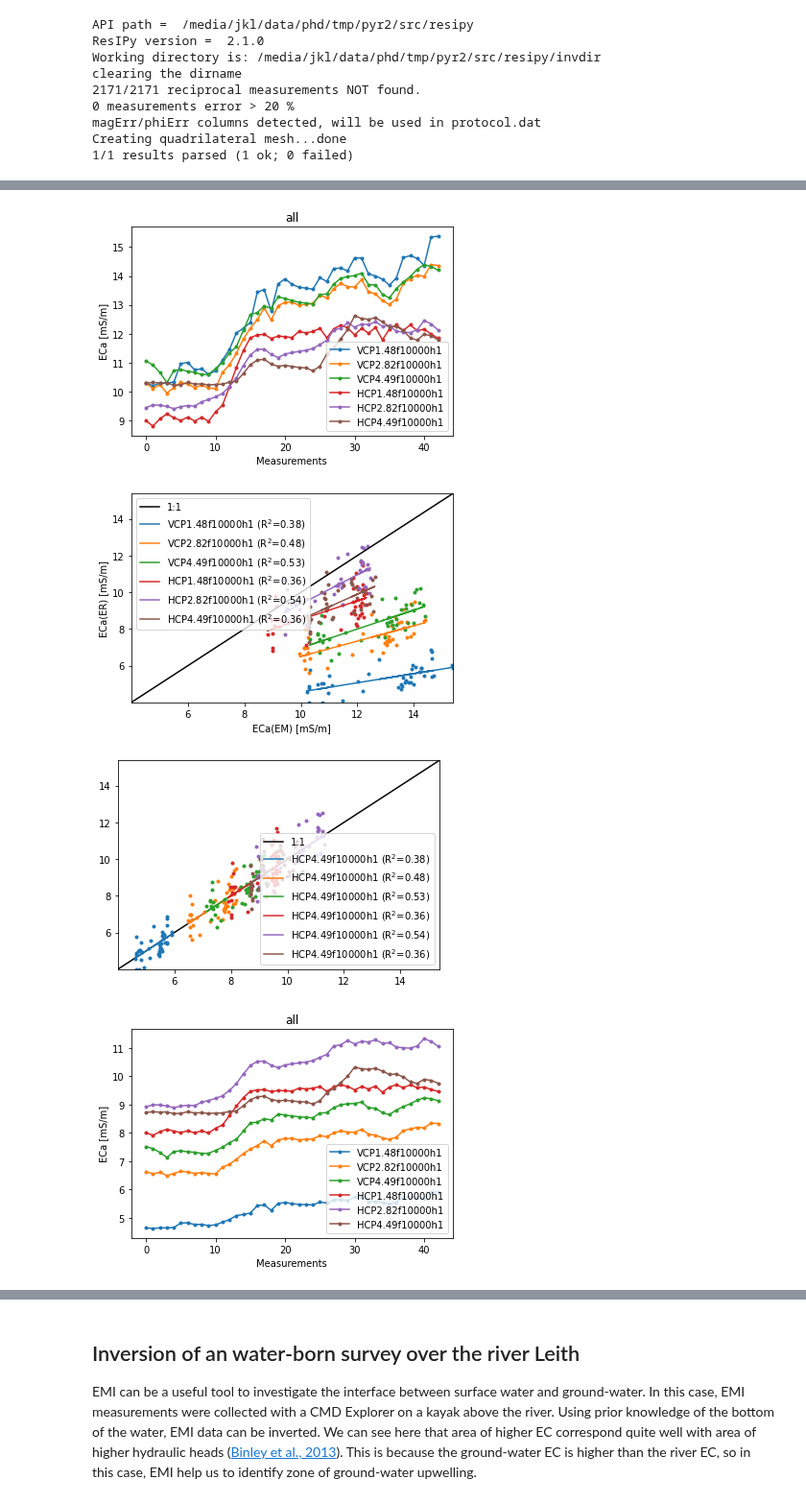
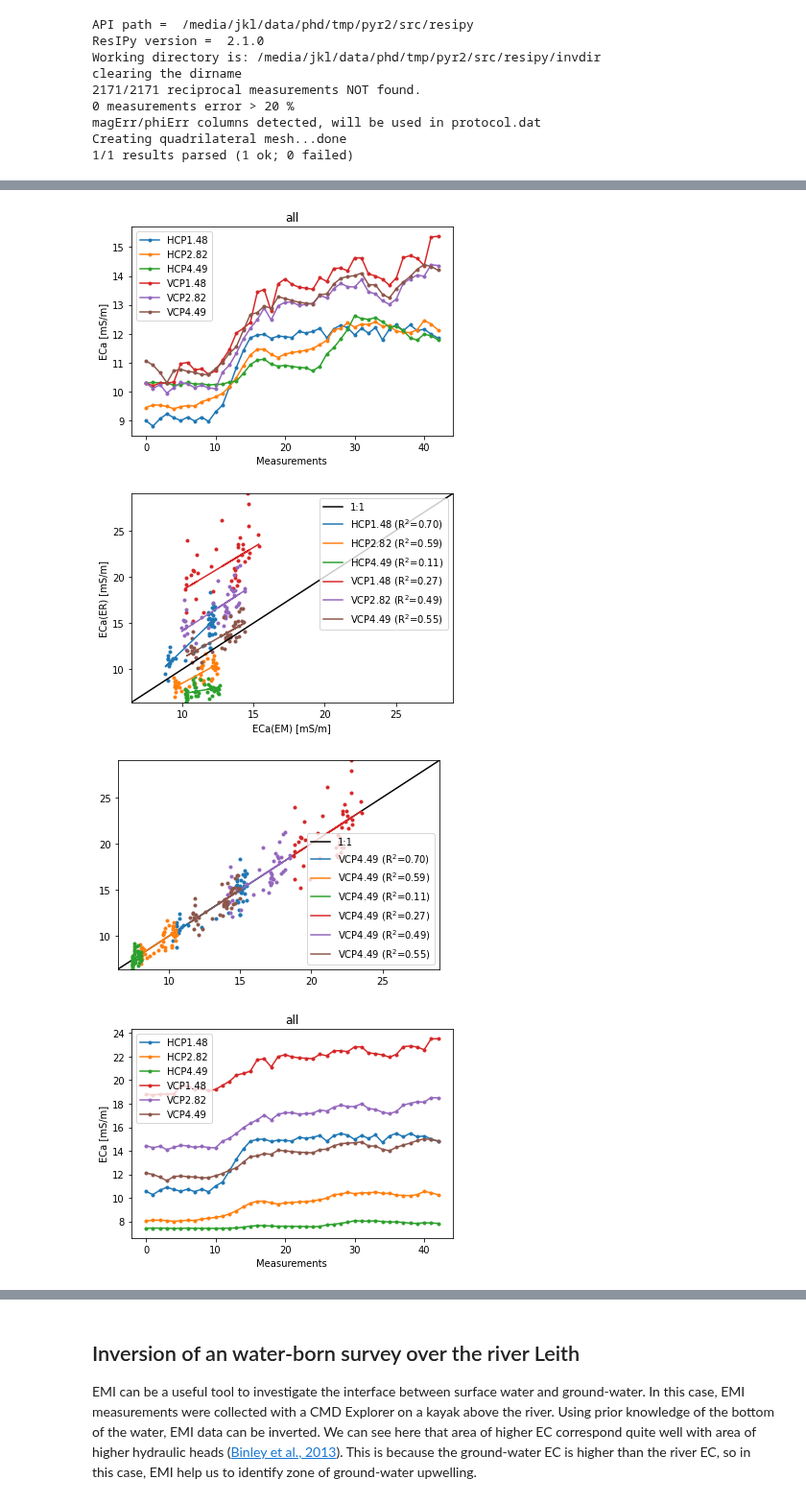
Before and after one commit to hkexgroup/emagpy, a Jupyter notebook: src/em-paper.ipynb, the cells around one changed output, grey strips where cells are left out. Shown at 96% size. Saved outputs shown, nothing was run; the diff lists cells and outputs as text; code cells hidden in the pictures.

```diff
--- a/src/em-paper.ipynb
+++ b/src/em-paper.ipynb
@@ -256,23 +256,23 @@ Creating quadrilateral mesh...done
 1/1 results parsed (1 ok; 0 failed)
 # %%
 fnameEC = datadir + 'boxford-calib/eri_ec.csv'
-fnameECa = datadir + 'boxford-calib/eca_calibration2.csv'
+fnameECa = datadir + 'boxford-calib/eca_calibration.csv'
 
 # non calibrated
 k1 = Problem()
 k1.createSurvey(fnameECa)
 k1.show()
 k1.setInit(depths0=np.arange(0.05, 3, 0.05))
-k1.invert(forwardModel='CSgn')
+k1.invert(forwardModel='CSgn', alpha=0.01)
 
 # ERT calibrated
 k2 = Problem()
 k2.createSurvey(fnameECa)
-k2.calibrate(fnameECa, fnameEC, forwardModel='FSeq') # plot calibration
-k2.calibrate(fnameECa, fnameEC, forwardModel='FSeq', apply=True) # apply the calibration
+k2.calibrate(fnameECa, fnameEC, forwardModel='CS') # plot calibration
+k2.calibrate(fnameECa, fnameEC, forwardModel='CS', apply=True) # apply the calibration
 k2.show()
 k2.setInit(depths0=np.arange(0.05, 3, 0.05))
-k2.invert(forwardModel='CSgn')
+k2.invert(forwardModel='CSgn', alpha=0.01)
 # %% [output]
 Survey 1/1
 43/43 inverted
@@ -291,10 +291,10 @@ HCP4.49f10000h1: ECa(ERT) = 0.69 * ECa(EMI) + 1.66 (R^2=0.36)
 Correction is applied.
 Survey 1/1
 43/43 inverted
-[figure, old version]
+[figure, new version]
-[figure, old version]
+[figure, new version]
-[figure, old version]
+[figure, new version]
-[figure, old version]
+[figure, new version]
 # %%
 # figure
 fig, axs = plt.subplots(3, 1, sharey=True, sharex=True, figsize=(10,6))
```
Also changed, not shown: parts of 2 cells of this notebook.
